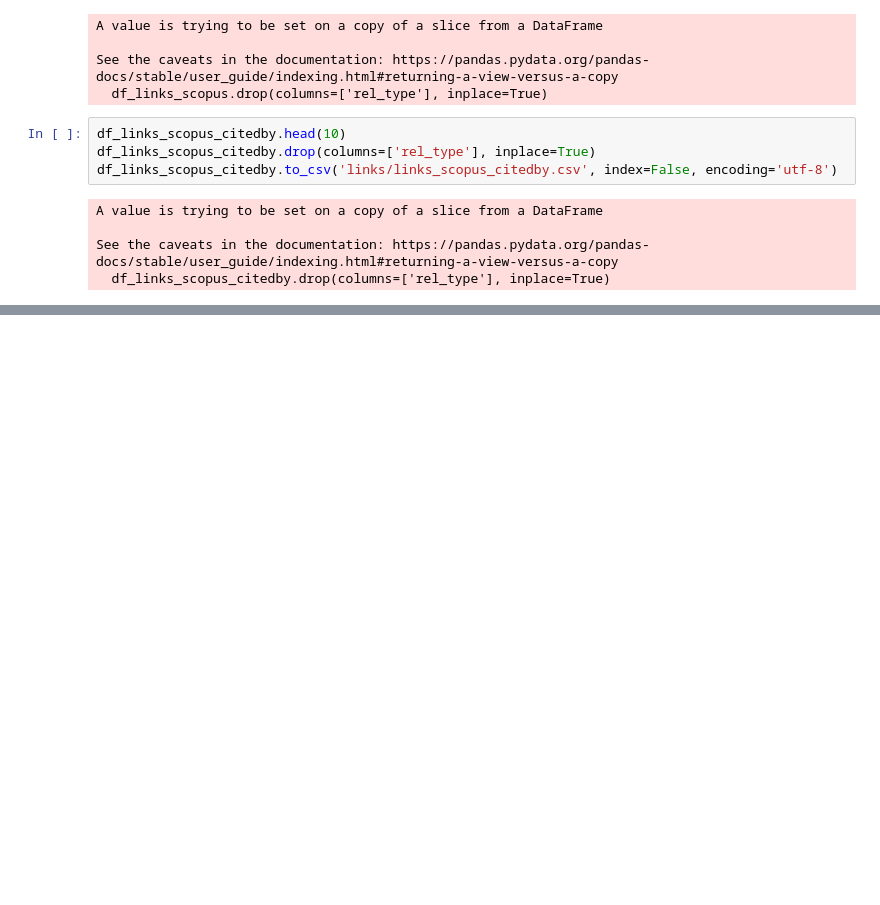
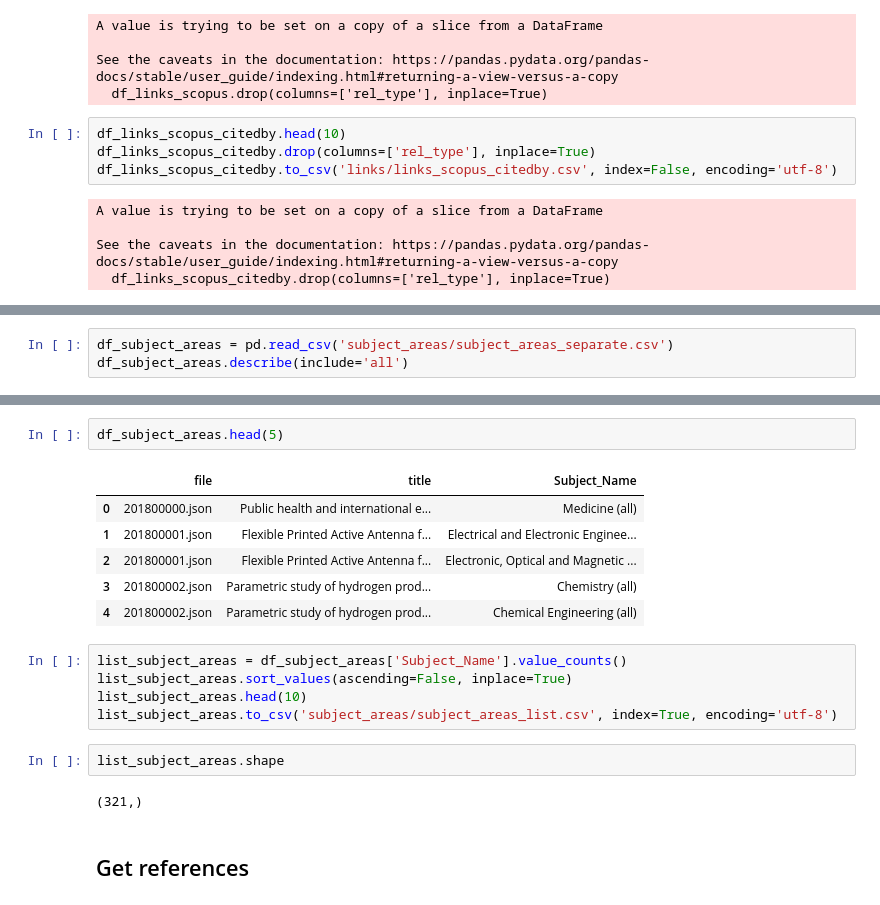
Before and after one commit to Yiwahpsp/Datasci-Project, a Jupyter notebook: raw-data-to-csv.ipynb, the cells around one changed output, grey strips where cells are left out. Cells and saved outputs as stored; diff of their text form; blank space fills up the shorter version.

```diff
--- a/raw-data-to-csv.ipynb
+++ b/raw-data-to-csv.ipynb
@@ -692,0 +792,3 @@ See the caveats in the documentation: https://pandas.pydata.org/pandas-docs/stab
+# %%
+df_subject_areas = pd.read_csv('subject_areas/subject_areas_separate.csv')
+df_subject_areas.describe(include='all')
@@ -692,0 +809,20 @@ See the caveats in the documentation: https://pandas.pydata.org/pandas-docs/stab
+# %%
+df_subject_areas.head(5)
+# %% [output]
+|  | file | title | Subject_Name |
+| 0 | 201800000.json | Public health and international e... | Medicine (all) |
+| 1 | 201800001.json | Flexible Printed Active Antenna f... | Electrical and Electronic Enginee... |
+| 2 | 201800001.json | Flexible Printed Active Antenna f... | Electronic, Optical and Magnetic ... |
+| 3 | 201800002.json | Parametric study of hydrogen prod... | Chemistry (all) |
+| 4 | 201800002.json | Parametric study of hydrogen prod... | Chemical Engineering (all) |
+# %%
+list_subject_areas = df_subject_areas['Subject_Name'].value_counts()
+list_subject_areas.sort_values(ascending=False, inplace=True)
+list_subject_areas.head(10)
+list_subject_areas.to_csv('subject_areas/subject_areas_list.csv', index=True, encoding='utf-8')
+# %%
+list_subject_areas.shape
+# %% [output]
+(321,)
+# %% [markdown]
+## Get references
```
Also changed, not shown: parts of 11 cells of this notebook, 8 other files.
